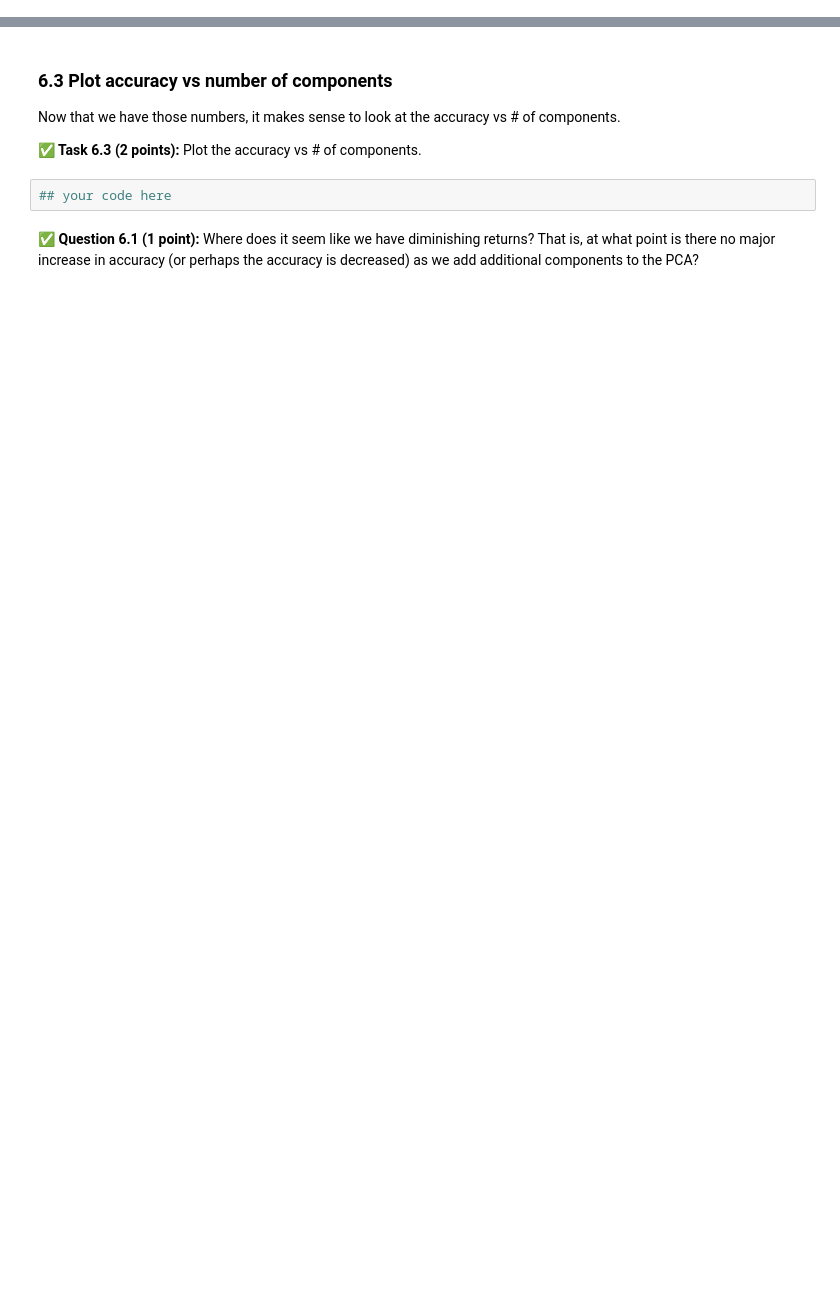
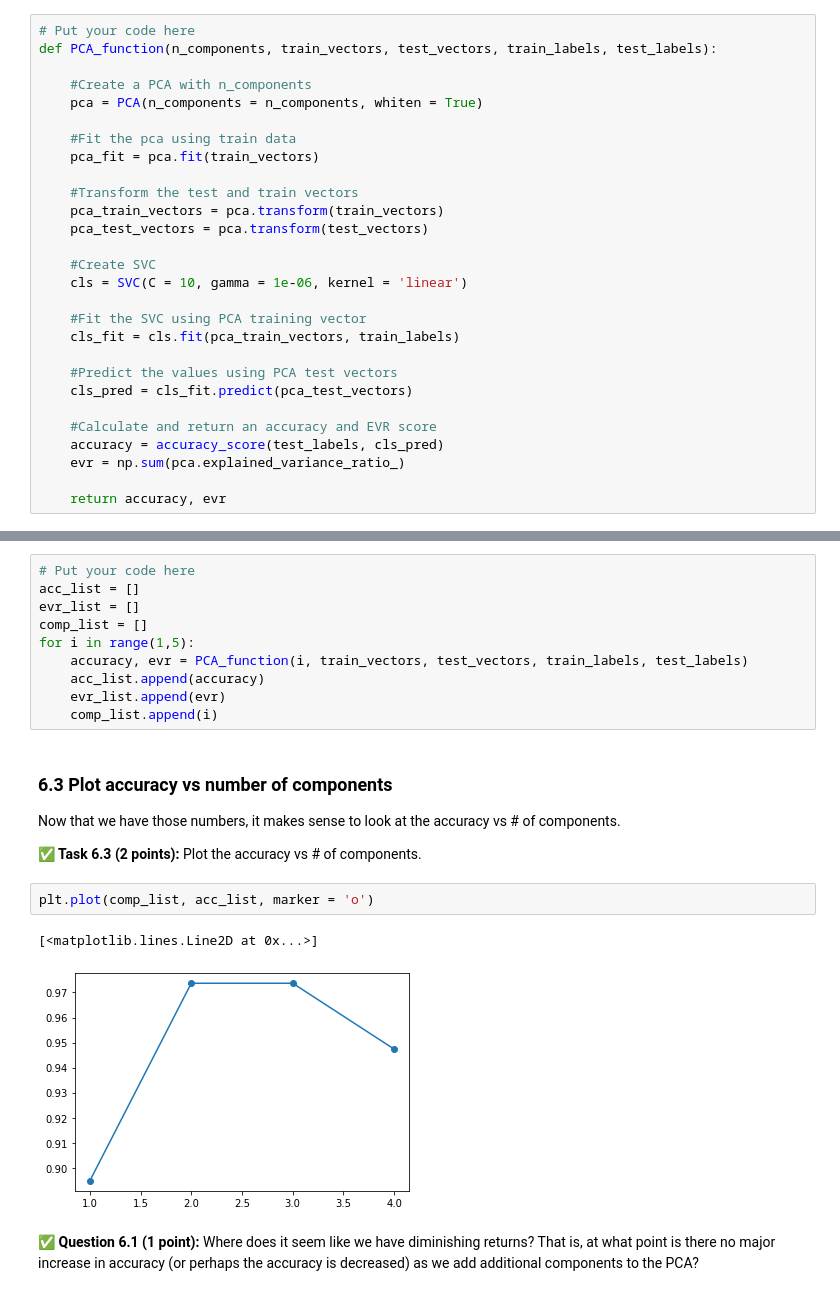
Before and after one commit to volekjac/cmse202-s21-turnin, a Jupyter notebook: hw-05/HW-05_SVMandPCA-JakeVolek.ipynb, the cells around one changed output, grey strips where cells are left out. Cells and saved outputs as stored; diff of their text form; blank space fills up the shorter version.

```diff
--- a/hw-05/HW-05_SVMandPCA-JakeVolek.ipynb
+++ b/hw-05/HW-05_SVMandPCA-JakeVolek.ipynb
@@ -449,3 +448,31 @@ and it will return the accuracy score for an SVC model fit to pca transformed fe
+# %%
+# Put your code here
+def PCA_function(n_components, train_vectors, test_vectors, train_labels, test_labels):
+
+    #Create a PCA with n_components
+    pca = PCA(n_components = n_components, whiten = True)
+
+    #Fit the pca using train data
+    pca_fit = pca.fit(train_vectors)
+
+    #Transform the test and train vectors
+    pca_train_vectors = pca.transform(train_vectors)
+    pca_test_vectors = pca.transform(test_vectors)
+
+    #Create SVC
+    cls = SVC(C = 10, gamma = 1e-06, kernel = 'linear')
+
+    #Fit the SVC using PCA training vector
+    cls_fit = cls.fit(pca_train_vectors, train_labels)
+
+    #Predict the values using PCA test vectors
+    cls_pred = cls_fit.predict(pca_test_vectors)
+
+    #Calculate and return an accuracy and EVR score
+    accuracy = accuracy_score(test_labels, cls_pred)
+    evr = np.sum(pca.explained_variance_ratio_)
+
+    return accuracy, evr
 # %% [markdown]
 ### 6.2 Compute accuracies
 
@@ -457,10 +482,23 @@ Now that you have created a function that returns the accuracy for a given numbe
+# %%
+# Put your code here
+acc_list = []
+evr_list = []
+comp_list = []
+for i in range(1,5):
+    accuracy, evr = PCA_function(i, train_vectors, test_vectors, train_labels, test_labels)
+    acc_list.append(accuracy)
+    evr_list.append(evr)
+    comp_list.append(i)
 # %% [markdown]
 ### 6.3 Plot accuracy vs number of components
 
 Now that we have those numbers, it makes sense to look at the accuracy vs # of components.
 
 **&#9989; Task 6.3 (2 points):** Plot the accuracy vs # of components.
-# %%
-## your code here
+# %%
+plt.plot(comp_list, acc_list, marker = 'o')
+# %% [output]
+[<matplotlib.lines.Line2D at 0x...>]
+[figure, added]
 # %% [markdown]
 **&#9989; Question 6.1 (1 point):** Where does it seem like we have diminishing returns? That is, at what point is there no major increase in accuracy (or perhaps the accuracy is decreased) as we add additional components to the PCA?
```
Also changed, not shown: parts of 8 cells of this notebook.
